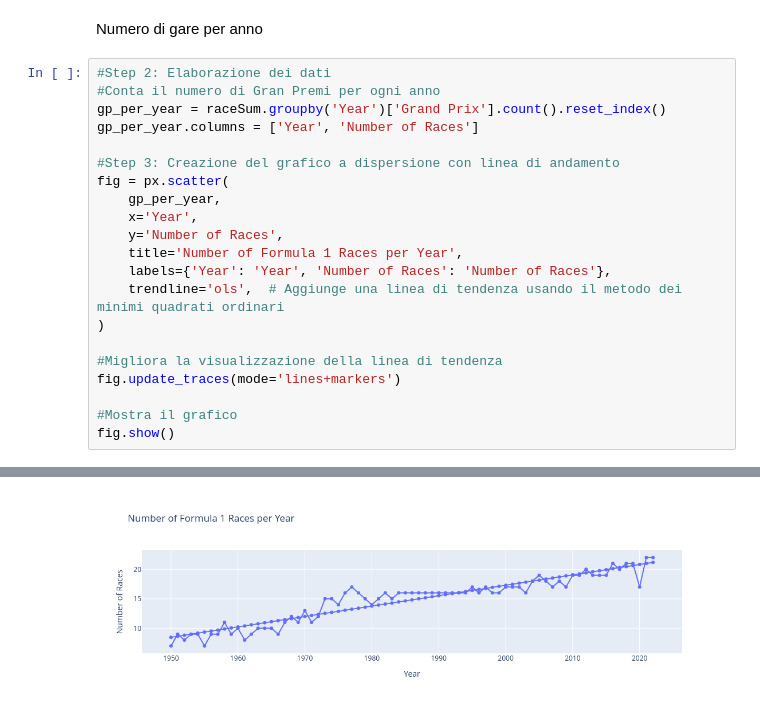
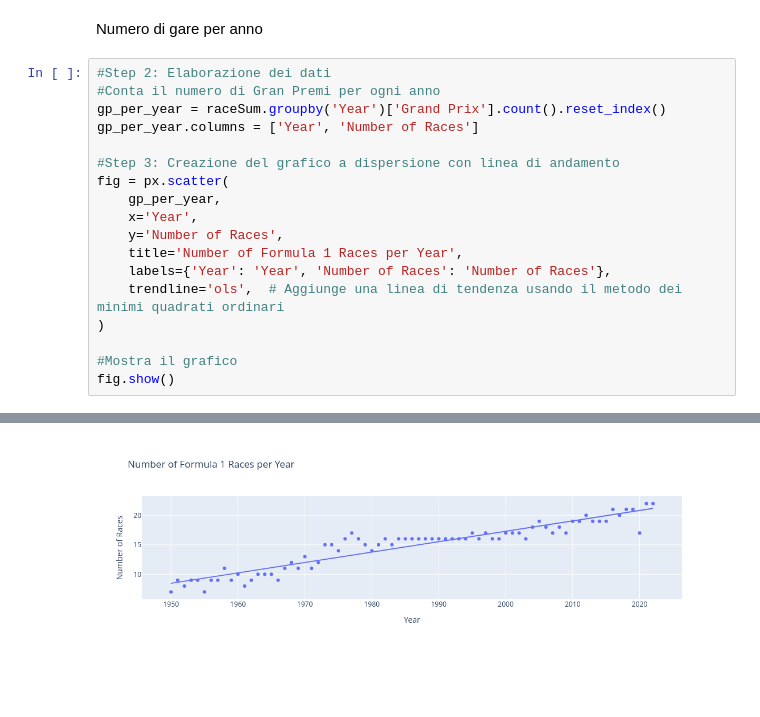
Before and after one commit to MatteoCelardo/F1_stats, a Jupyter notebook: sorgenti/circuiti.ipynb, the cells around one changed output, grey strips where cells are left out. Drawn from its saved outputs; the diff is of its cells as text; blank space fills up the shorter version.

```diff
--- a/sorgenti/circuiti.ipynb
+++ b/sorgenti/circuiti.ipynb
@@ -74,9 +74,6 @@ fig = px.scatter(
     trendline='ols',  # Aggiunge una linea di tendenza usando il metodo dei minimi quadrati ordinari
 )
 
-#Migliora la visualizzazione della linea di tendenza
-fig.update_traces(mode='lines+markers')
-
 #Mostra il grafico
 fig.show()
 # %% [output]
@@ -84 +80 @@ fig.show()
-[figure, old version]
+[figure, new version]
```
Also changed, not shown: parts of 1 cell of this notebook.
